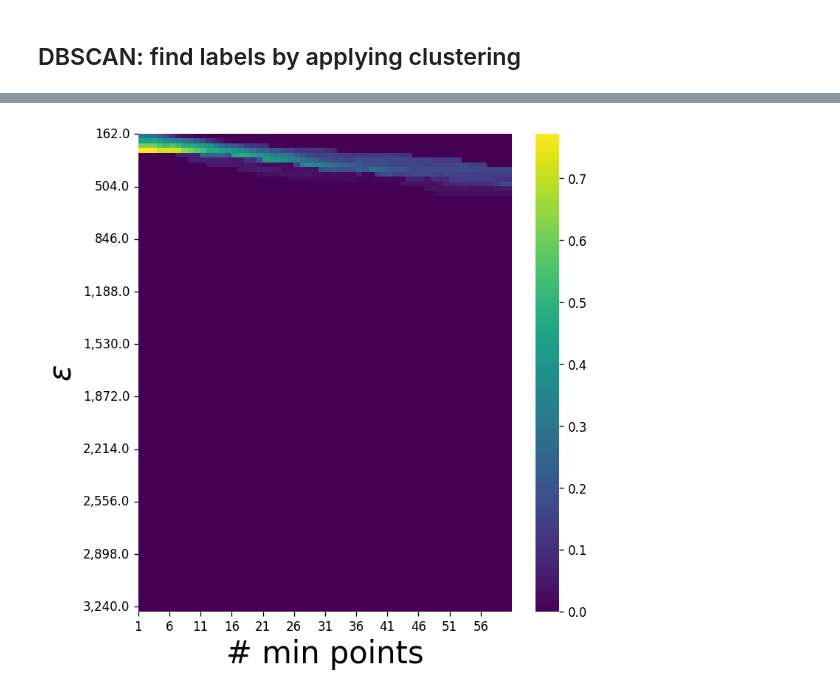
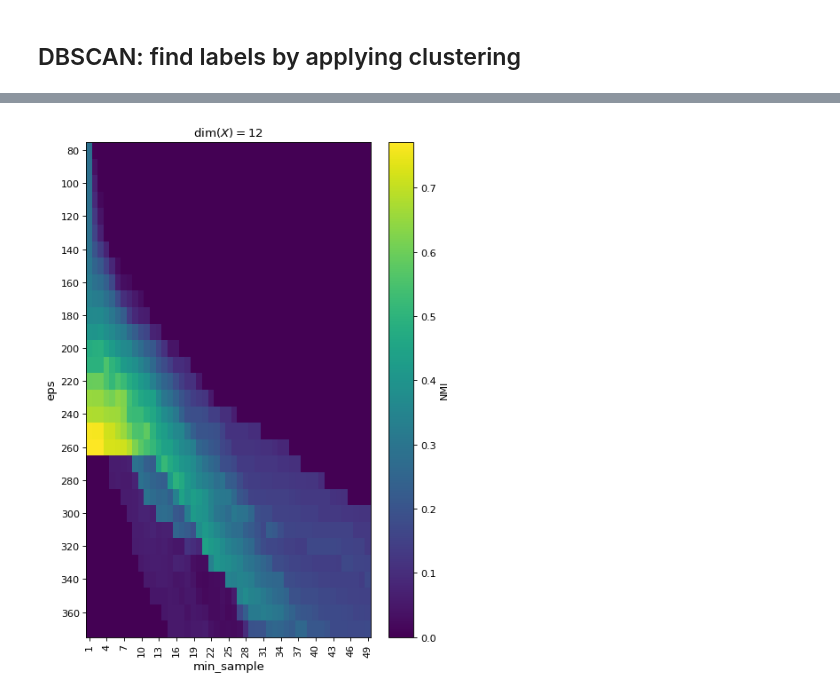
Before and after one commit to cpthooman/Laboratory_of_Computational_Physics_B, a Jupyter notebook: Ex2/group2307_exercise2.ipynb, the cells around one changed output, grey strips where cells are left out. Drawn from its saved outputs; the diff is of its cells as text; code cells hidden in the pictures.

```diff
--- a/Ex2/group2307_exercise2.ipynb
+++ b/Ex2/group2307_exercise2.ipynb
@@ -292,19 +341,40 @@ for i, eps in enumerate(eps_range):
         #plotting_ax(X2D,y_hat,ax[i,j])
         heat[j, i]=NMI(y_hat, y_true)
         #ax[i,j].set_title('eps=%.2f, minPts=%i\nnmi=%.2f'%(eps,min_samples,nmi))
-# %%
-figure, ax = plt.subplots(figsize=(6, 6), dpi=120)
-figure.tight_layout()
-sns.heatmap(heat.T, ax=ax, yticklabels=10, cmap=sns.color_palette('viridis', as_cmap=True))
-ax.set_xlabel('# min points', fontsize=25)
-ax.set_ylabel(r'$\epsilon$', fontsize=25)
-
-ax.set_xticks([i*5 for i in range(12)])
-ax.set_xticklabels(labels = [i*5+1 for i in range(12)], rotation=0)
-
-
-ax.set_yticks([i for i in range(0,len(eps_range),11)])
-ax.set_yticklabels(labels = [ '{:,.1f}'.format(x) for x in eps_range[::11]],rotation=0)
-plt.show()
-# %% [output]
-[figure, removed]
+# %%
+EPS_MIN, EPS_MAX, EPS_STEP = 80, 380, 10
+MS_MIN, MS_MAX, MS_STEP = 1, 50, 1
+eps_range = np.arange(EPS_MIN, EPS_MAX,step=EPS_STEP)
+min_sample_range = np.arange(MS_MIN, MS_MAX, step=MS_STEP)
+nmi_arr = []
+for i, eps in enumerate(eps_range):
+    new_row = []
+    for j, min_samples in enumerate(min_sample_range):
+        model = DBSCAN(eps=eps, min_samples=min_samples)
+        model.fit(X)
+        y_hat = model.labels_
+        nmi=NMI(y_hat, y_true)
+        new_row.append(nmi)
+    nmi_arr.append(new_row)
+# %%
+FONTSIZE = 12
+fig, ax = plt.subplots(figsize=(6, 8), nrows=1, ncols=1, dpi=80)
+img = ax.imshow(nmi_arr, aspect='auto')
+cbar = plt.colorbar(img,label='NMI')
+cbar.ax.tick_params(labelsize=FONTSIZE-2)
+# Set ticks and labels
+plt.xticks(np.arange((MS_MAX-MS_MIN)/MS_STEP, step=3),
+           labels=np.arange(MS_MIN, MS_MAX, step=3))
+plt.yticks(np.arange((EPS_MAX-EPS_MIN)/EPS_STEP, step=2),
+           labels=np.arange(EPS_MIN, EPS_MAX, step=20))
+# Set tick params
+plt.tick_params(axis='x', labelrotation=90)
+plt.tick_params(labelsize=FONTSIZE-2)
+# Set axes labels
+plt.xlabel('min_sample', fontsize=FONTSIZE)
+plt.ylabel('eps', fontsize=FONTSIZE)
+# Set limits
+plt.title(r'$\dim(X) = 12$')
+plt.tight_layout()
+# %% [output]
+[figure, added]
```
Also changed, not shown: parts of 29 cells of this notebook, 2 other files.
